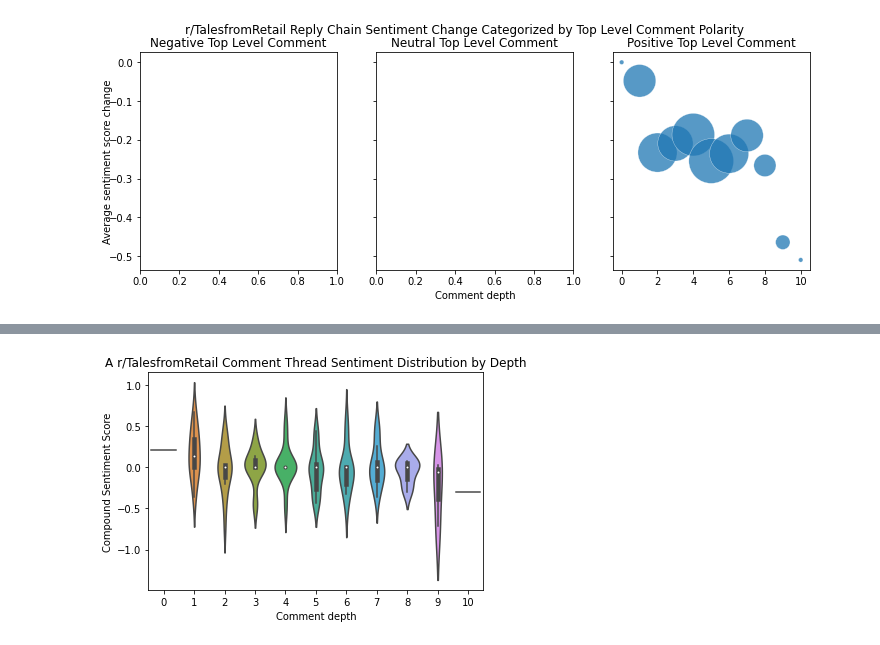
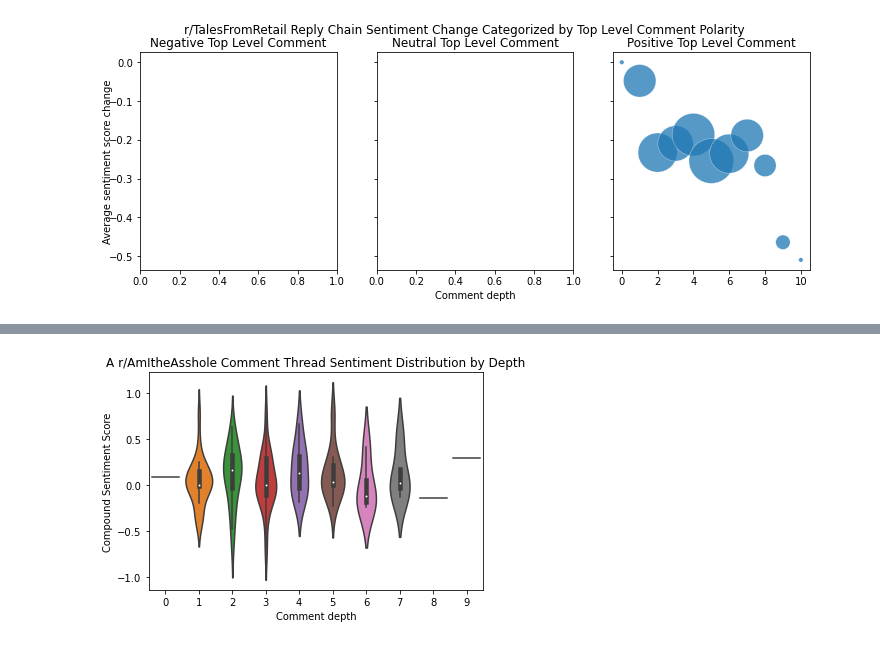
Before and after one commit to olincollege/reddit-sentiment, a Jupyter notebook: workspace.ipynb, the cells around one changed output, grey strips where cells are left out. Saved outputs shown, nothing was run; the diff lists cells and outputs as text; code cells hidden in the pictures.

Commit message:
add violin plots to writeup, work on conclusions

```diff
--- a/workspace.ipynb
+++ b/workspace.ipynb
@@ -161,6 +154,6 @@ plotting_functions.sentiment_categorized_bubble(subreddit, sentiment_dicts)
 # %%
-subreddit = 'TalesfromRetail'
+subreddit = 'AmItheAsshole'
 sentiment_dicts = analyze_subreddit_distribution(subreddit)
 plotting_functions.sentiment_distribution_violin(subreddit, sentiment_dicts[0])
 # %% [output]
-[figure, old version]
+[figure, new version]
```
Also changed, not shown: parts of 22 cells of this notebook, 1 other file.
